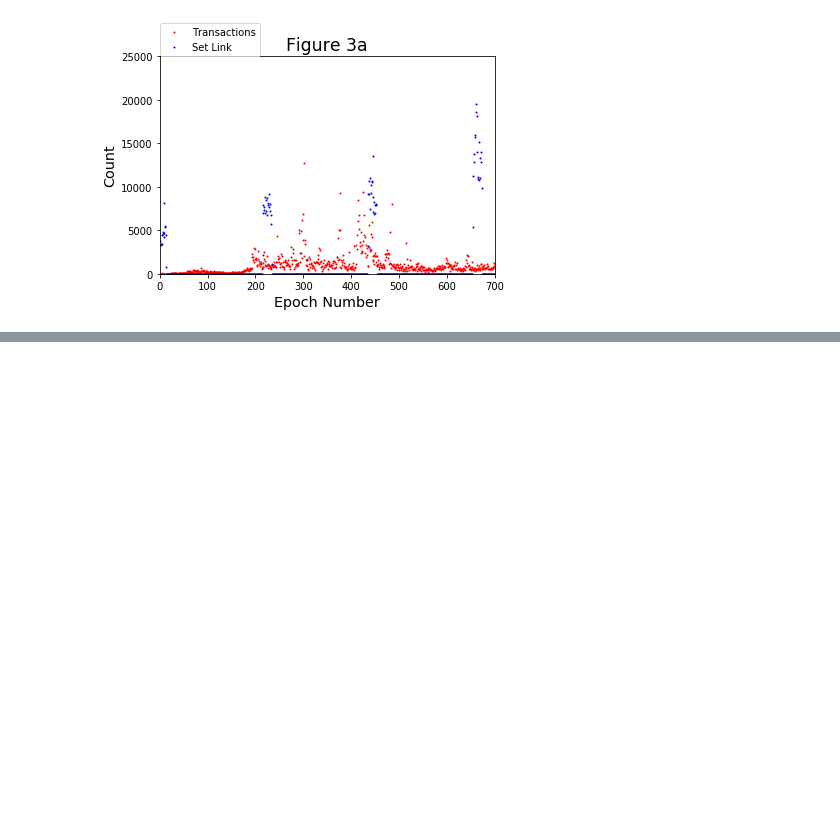
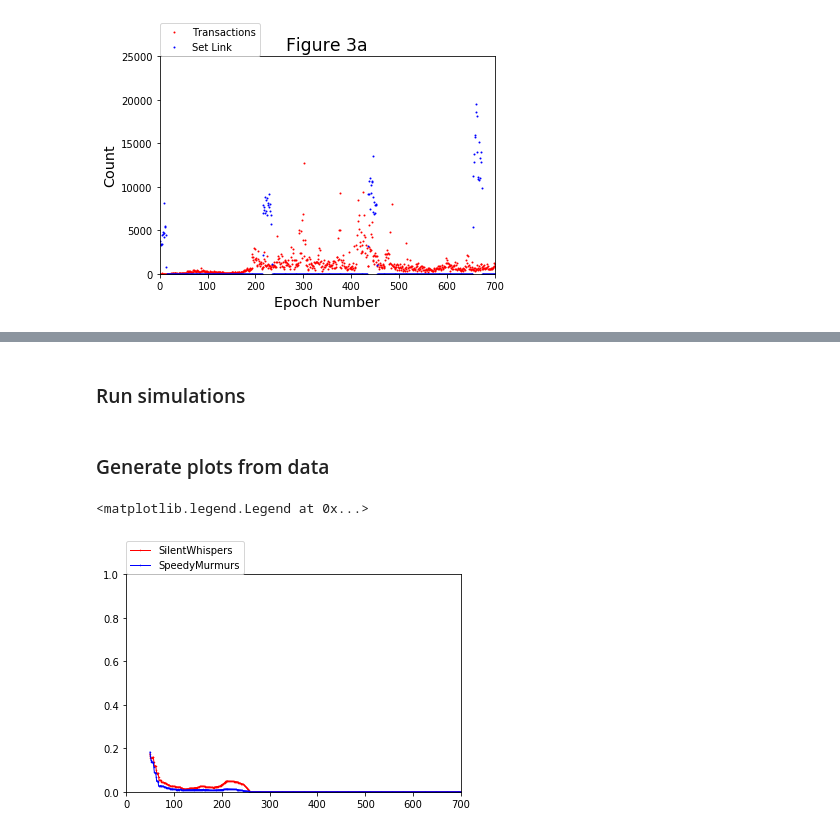
Before and after one commit to iowaguy/pcn-simulator, a Jupyter notebook: speedy-murmurs-simulator/Payment-Channel-Network-Simulations.ipynb, the cells around one changed output, grey strips where cells are left out. Drawn from its saved outputs; the diff is of its cells as text; code cells hidden in the pictures; blank space fills up the shorter version.

```diff
--- a/speedy-murmurs-simulator/Payment-Channel-Network-Simulations.ipynb
+++ b/speedy-murmurs-simulator/Payment-Channel-Network-Simulations.ipynb
@@ -237,0 +363,61 @@ plt.legend(loc=(0,1), scatterpoints=10)
+# %% [markdown]
+### Run simulations
+# %%
+for step in range(0,9):
+    run_dynamic(0, silentwhispers, 2, 3, step)
+    run_dynamic(0, speedymurmurs, 2, 3, step)
+    run_dynamic(0, maxflow, 2, 3, step)
+print('Done.')
+# %% [markdown]
+### Generate plots from data
+# %%
+def running_mean(x, N):
+    cumsum = np.cumsum(np.insert(x, 0, 0))
+    return (cumsum[N:] - cumsum[:-N]) / float(N)
+
+filename = '/cnet-succR.txt'
+
+sw_succr_list = []
+sm_succr_list = []
+sw_succr_dict = {}
+sm_succr_dict = {}
+for step in range(0, 1):
+    m_file_path = get_dynamic_data_path(maxflow, 3, 2, step) + filename
+    sw_file_path = get_dynamic_data_path(silentwhispers, 3, 2, step) + filename
+    sm_file_path = get_dynamic_data_path(speedymurmurs, 3, 2, step) + filename
+
+    # get succR for SW for each epoch
+    sw_new_dict = convert_kv_file_to_dict(sw_file_path)
+    sm_new_dict = convert_kv_file_to_dict(sm_file_path)
+    m_new_dict = convert_kv_file_to_dict(m_file_path)
+
+    sw_succr_dict = merge_dicts(sw_new_dict, sw_succr_dict)
+    sm_succr_dict = merge_dicts(sm_new_dict, sm_succr_dict)
+
+# update SW dict by dividing each value by the corresponding value in the M dict
+for k,v in sw_succr_dict.items():
+    if k in m_succr_dict:
+        if m_succr_dict[k] == 0:
+            sw_succr_dict[k] = 1
+        else:
+            sw_succr_dict[k] = v/m_succr_dict[k]
+
+# update SM dict by dividing each value by the corresponding value in the M dict
+for k,v in sm_succr_dict.items():
+    if k in m_succr_dict:
+        if m_succr_dict[k] == 0:
+            sm_succr_dict[k] = 1
+        else:
+            sm_succr_dict[k] = v/m_succr_dict[k]
+
+sw_succr_list = dict_to_list(sw_succr_dict, 801)
+sm_succr_list = dict_to_list(sm_succr_dict, 801)
+
+plt.axis([0,700,0,1])
+plt.plot(range(50, 801), running_mean(sw_succr_list, 50), 'r*-', markersize=1, linewidth=1, label='SilentWhispers')
+
+plt.plot(range(50, 801), running_mean(sm_succr_list, 50), 'b*-', markersize=1, linewidth=1, label='SpeedyMurmurs')
+plt.legend(loc=(0,1), scatterpoints=10)
+# %% [output]
+<matplotlib.legend.Legend at 0x...>
+[figure, added]
```
Also changed, not shown: parts of 39 cells of this notebook.
